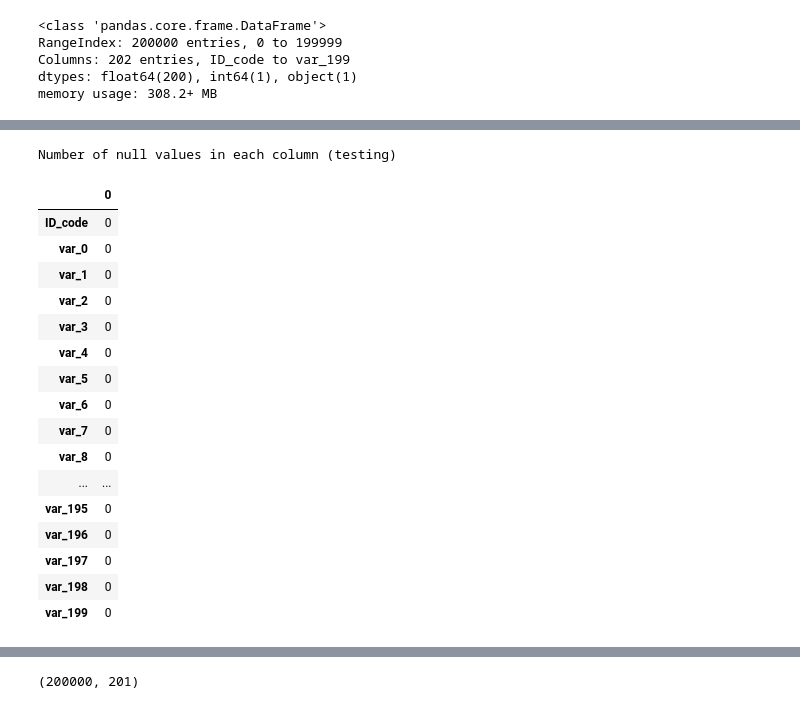
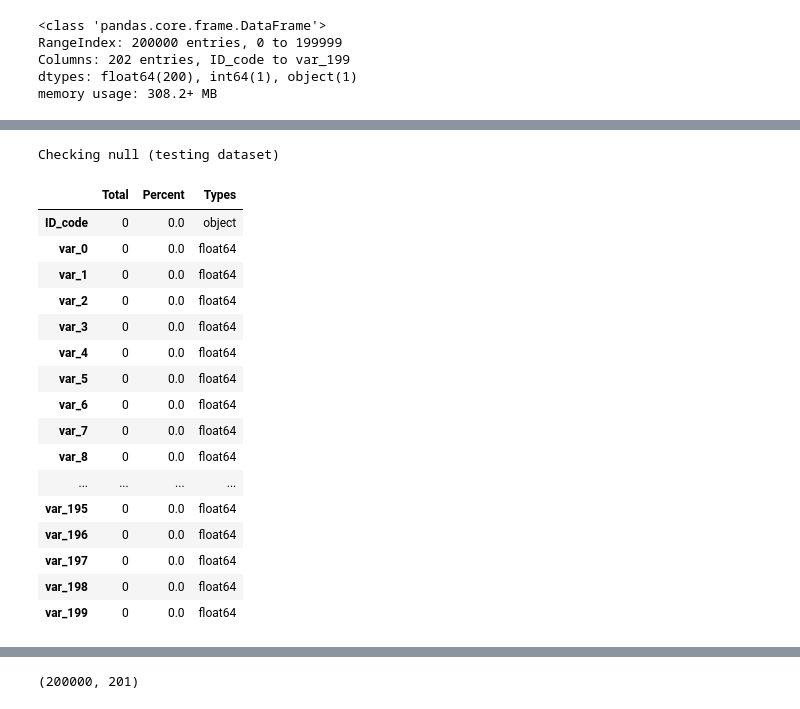
Before and after one commit to huanrafa/ProjectPracticing, a Jupyter notebook: 2023_11(1) Santander Customer Transaction Prediction/Santander.ipynb, the cells around one changed output, grey strips where cells are left out. Saved outputs shown, nothing was run; the diff lists cells and outputs as text; code cells hidden in the pictures.

```diff
--- a/2023_11(1) Santander Customer Transaction Prediction/Santander.ipynb
+++ b/2023_11(1) Santander Customer Transaction Prediction/Santander.ipynb
@@ -5,9 +5,9 @@ import seaborn as sns
 import matplotlib.pyplot as plt
 from IPython.display import display, HTML
 # %%
-training = pd.read_csv('C:/Users/hangu/OneDrive/Desktop/train.csv')
+training = pd.read_csv('C:/Users/hangu/Creative Cloud Files/0. Data Science study/Datasets/Santander Customer Transaction Prediction/train.csv')
 
-testing = pd.read_csv('C:/Users/hangu/OneDrive/Desktop/test.csv')
+testing = pd.read_csv('C:/Users/hangu/Creative Cloud Files/0. Data Science study/Datasets/Santander Customer Transaction Prediction/test.csv')
 # %%
 print(training.shape)
 print(testing.shape)
@@ -106,0 +82,11 @@ Number of null values in each column (training)
+# %%
+def check_null(df):
+    total = df.isnull().sum()
+    percent = df.isnull().sum()/df.shape[0]*100
+    table = pd.concat([total, percent], axis=1, keys=['Total', 'Percent'])
+    types = []
+    for col in df.columns:
+        types.append(str(df[col].dtype))
+    table['Types'] = types
+
+    return table
@@ -107,25 +118,25 @@ Number of null values in each column (training)
 # %%
-null_count = testing.isnull().sum().to_frame()
-scoll_null_count = create_scrollable_table(null_count, 'null_count', 'Number of null values in each column (testing)')
-display(HTML(scoll_null_count))
+null_count = check_null(testing)
+scroll_null_count = create_scrollable_table(null_count, 'null_count', 'Checking null (testing dataset)')
+display(HTML(scroll_null_count))
 
 #No null values
 # %% [output]
-Number of null values in each column (testing)
+Checking null (testing dataset)
-|  | 0 |
-| ID_code | 0 |
-| var_0 | 0 |
-| var_1 | 0 |
-| var_2 | 0 |
-| var_3 | 0 |
-| var_4 | 0 |
-| var_5 | 0 |
-| var_6 | 0 |
-| var_7 | 0 |
-| var_8 | 0 |
-| ... | ... |
-| var_195 | 0 |
-| var_196 | 0 |
-| var_197 | 0 |
-| var_198 | 0 |
-| var_199 | 0 |
+|  | Total | Percent | Types |
+| ID_code | 0 | 0.0 | object |
+| var_0 | 0 | 0.0 | float64 |
+| var_1 | 0 | 0.0 | float64 |
+| var_2 | 0 | 0.0 | float64 |
+| var_3 | 0 | 0.0 | float64 |
+| var_4 | 0 | 0.0 | float64 |
+| var_5 | 0 | 0.0 | float64 |
+| var_6 | 0 | 0.0 | float64 |
+| var_7 | 0 | 0.0 | float64 |
+| var_8 | 0 | 0.0 | float64 |
+| ... | ... | ... | ... |
+| var_195 | 0 | 0.0 | float64 |
+| var_196 | 0 | 0.0 | float64 |
+| var_197 | 0 | 0.0 | float64 |
+| var_198 | 0 | 0.0 | float64 |
+| var_199 | 0 | 0.0 | float64 |
```
Also changed, not shown: parts of 6 cells of this notebook.
